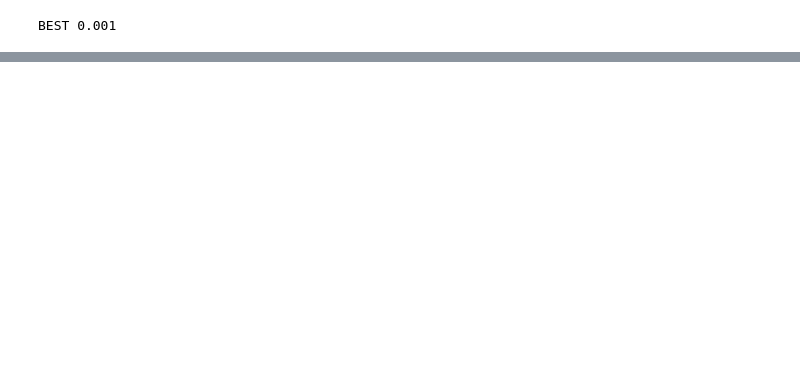
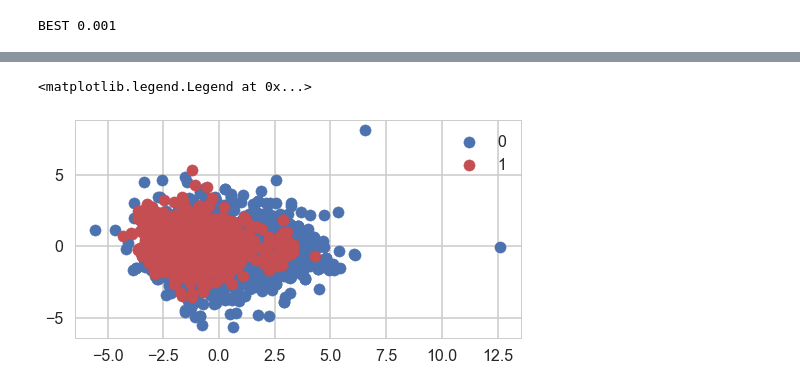
Before and after one commit to DataScienceMp109/Prj, a Jupyter notebook: WineClass.ipynb, the cells around one changed output, grey strips where cells are left out. Drawn from its saved outputs; the diff is of its cells as text; code cells hidden in the pictures; blank space fills up the shorter version.

```diff
--- a/WineClass.ipynb
+++ b/WineClass.ipynb
@@ -503,3 +486,9 @@ gs=clflog_2
 print "BEST", gs.C
 # %% [output]
 BEST 0.001
+# %%
+dfuse=df.ix[:,:-1]
+# %%
+from sklearn.decomposition import PCA
+pca = PCA(n_components=10)
+X = pca.fit_transform(dfuse)
@@ -505,0 +511,5 @@ BEST 0.001
+# %%
+df_pca = pd.DataFrame({"target": df['target'].values})
+for i in range(pca.explained_variance_ratio_.shape[0]):
+    df_pca["pc%i" % (i+1)] = X[:,i]
+df_pca.head()
@@ -505,0 +523,15 @@ BEST 0.001
+# %%
+c0=sns.color_palette()[0]
+c1=sns.color_palette()[1]
+c2=sns.color_palette()[2]
+c=[c0,c2]
+# %%
+plt.figure(figsize=(8,4))
+colors = [c0, c2]
+for label, color in zip(df_pca['target'].unique(), colors):
+    mask_pca = df_pca['target']==label
+    plt.scatter(df_pca[mask_pca]['pc1'], df_pca[mask_pca]['pc2'], c=color, label=label)
+plt.legend()
+# %% [output]
+<matplotlib.legend.Legend at 0x...>
+[figure, added]
```
Also changed, not shown: parts of 44 cells of this notebook, 1 other file.
